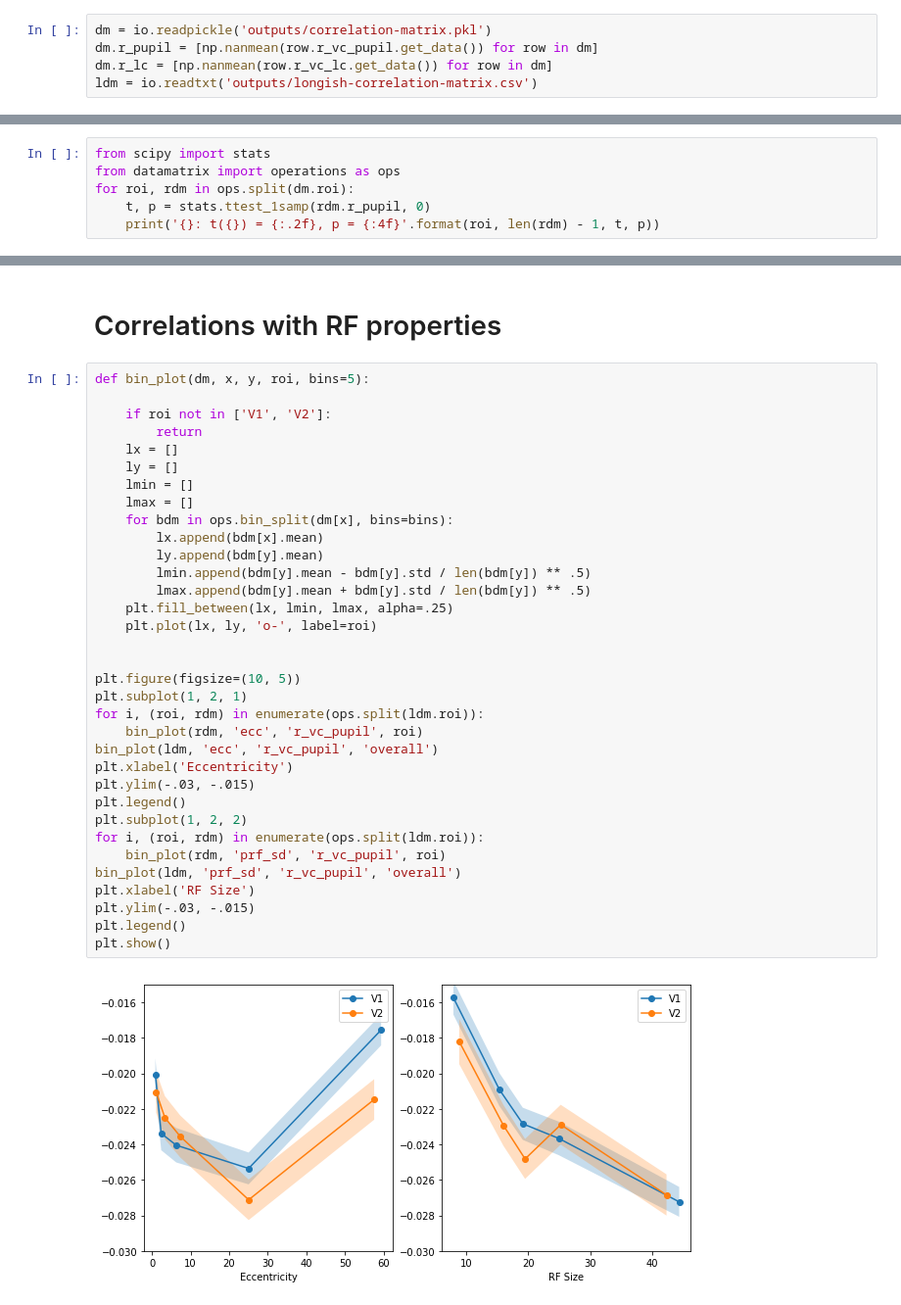
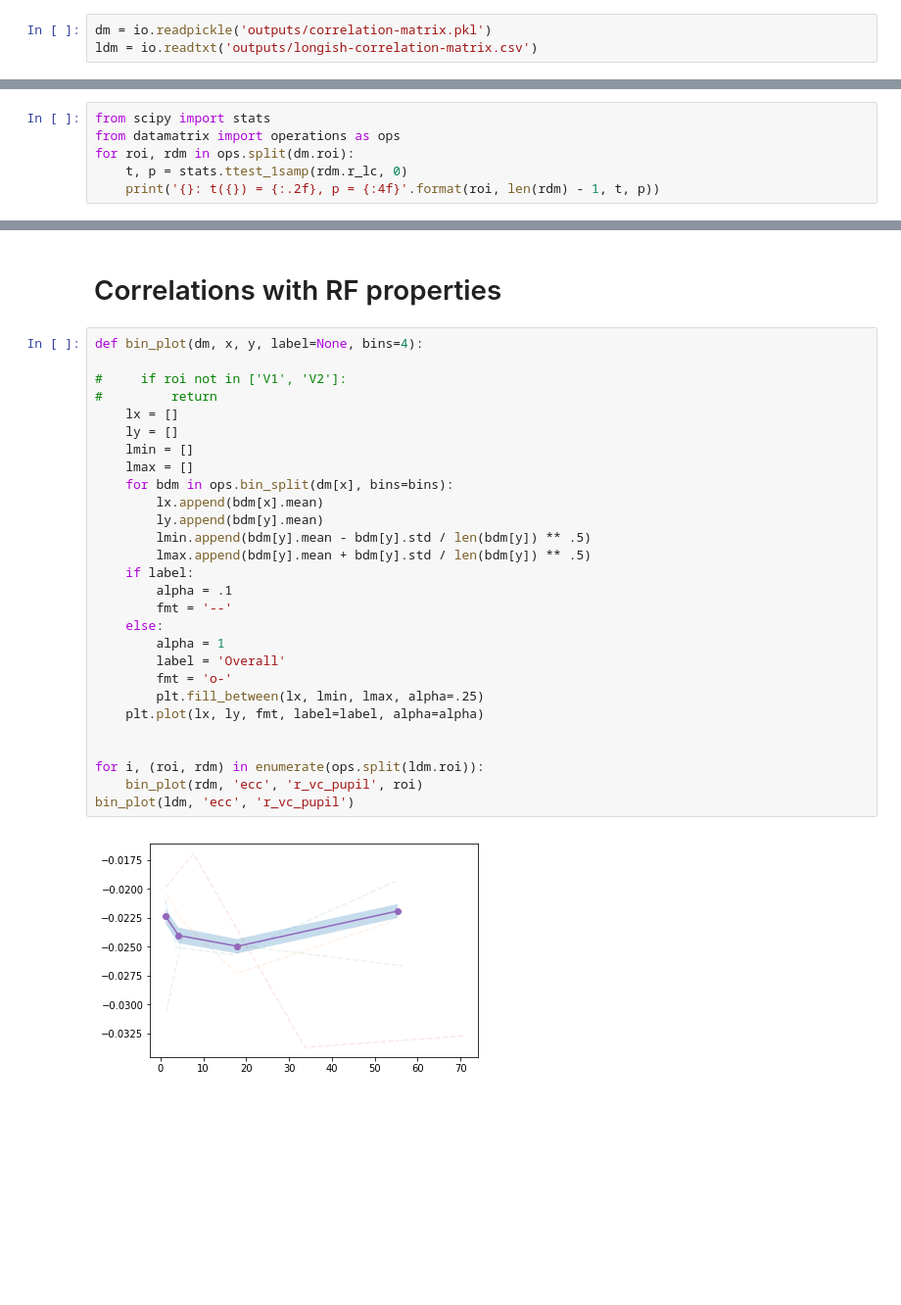
Before and after one commit to smathot/studyforrest-prf, a Jupyter notebook: pupil-correlates.ipynb, the cells around one changed output, grey strips where cells are left out. Shown at 98% size. Cells and saved outputs as stored; diff of their text form; blank space fills up the shorter version.

```diff
--- a/pupil-correlates.ipynb
+++ b/pupil-correlates.ipynb
@@ -6,5 +6,3 @@ from datamatrix import operations as ops
 # %%
 dm = io.readpickle('outputs/correlation-matrix.pkl')
-dm.r_pupil = [np.nanmean(row.r_vc_pupil.get_data()) for row in dm]
-dm.r_lc = [np.nanmean(row.r_vc_lc.get_data()) for row in dm]
 ldm = io.readtxt('outputs/longish-correlation-matrix.csv')
@@ -36,6 +80,6 @@ sns.violinplot(x='roi', y='r_lc_pupil', data=dm)
 from scipy import stats
 from datamatrix import operations as ops
 for roi, rdm in ops.split(dm.roi):
-    t, p = stats.ttest_1samp(rdm.r_pupil, 0)
+    t, p = stats.ttest_1samp(rdm.r_lc, 0)
     print('{}: t({}) = {:.2f}, p = {:4f}'.format(roi, len(rdm) - 1, t, p))
 # %% [output]
@@ -55,38 +99,32 @@ io.writetxt(pm, 'outputs/pivot-r-vc-lc.csv')
 # %% [markdown]
 # Correlations with RF properties
 # %%
-def bin_plot(dm, x, y, roi, bins=5):
+def bin_plot(dm, x, y, label=None, bins=4):
 
-    if roi not in ['V1', 'V2']:
-        return
+#     if roi not in ['V1', 'V2']:
+#         return
     lx = []
     ly = []
     lmin = []
     lmax = []
     for bdm in ops.bin_split(dm[x], bins=bins):
         lx.append(bdm[x].mean)
         ly.append(bdm[y].mean)
         lmin.append(bdm[y].mean - bdm[y].std / len(bdm[y]) ** .5)
         lmax.append(bdm[y].mean + bdm[y].std / len(bdm[y]) ** .5)
-    plt.fill_between(lx, lmin, lmax, alpha=.25)
-    plt.plot(lx, ly, 'o-', label=roi)
+    if label:
+        alpha = .1
+        fmt = '--'
+    else:
+        alpha = 1
+        label = 'Overall'
+        fmt = 'o-'
+        plt.fill_between(lx, lmin, lmax, alpha=.25)
+    plt.plot(lx, ly, fmt, label=label, alpha=alpha)
 
 
-plt.figure(figsize=(10, 5))
-plt.subplot(1, 2, 1)
 for i, (roi, rdm) in enumerate(ops.split(ldm.roi)):
     bin_plot(rdm, 'ecc', 'r_vc_pupil', roi)
-bin_plot(ldm, 'ecc', 'r_vc_pupil', 'overall')
-plt.xlabel('Eccentricity')
-plt.ylim(-.03, -.015)
-plt.legend()
-plt.subplot(1, 2, 2)
-for i, (roi, rdm) in enumerate(ops.split(ldm.roi)):
-    bin_plot(rdm, 'prf_sd', 'r_vc_pupil', roi)
-bin_plot(ldm, 'prf_sd', 'r_vc_pupil', 'overall')
-plt.xlabel('RF Size')
-plt.ylim(-.03, -.015)
-plt.legend()
-plt.show()
+bin_plot(ldm, 'ecc', 'r_vc_pupil')
 # %% [output]
-[figure, old version]
+[figure, new version]
```
Also changed, not shown: parts of 8 cells of this notebook, 1 other file.
